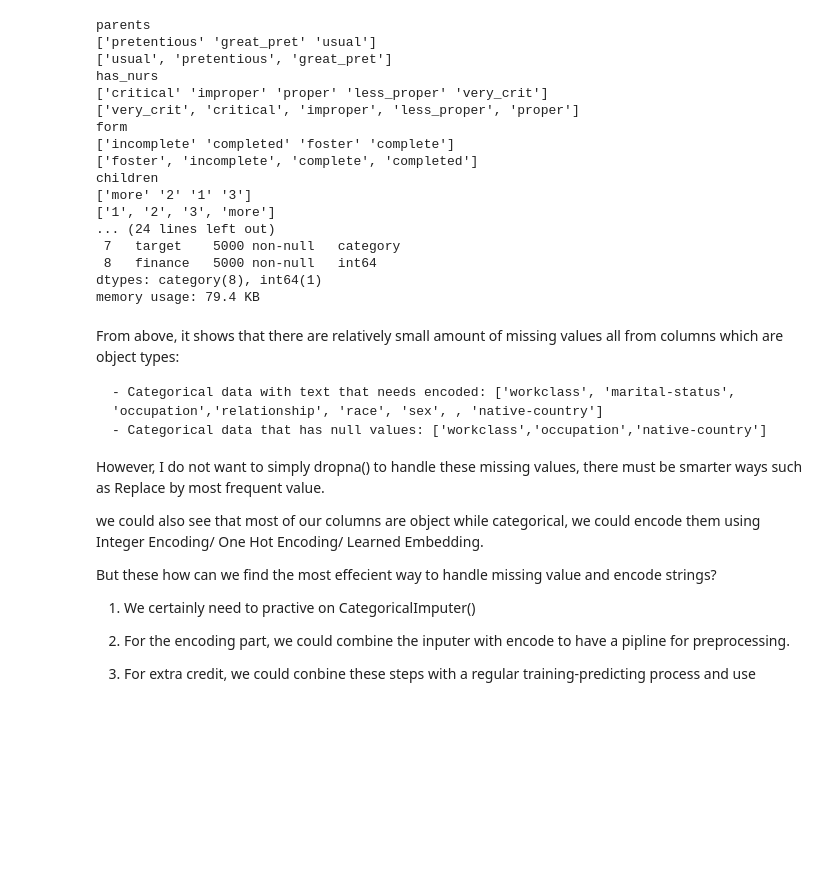
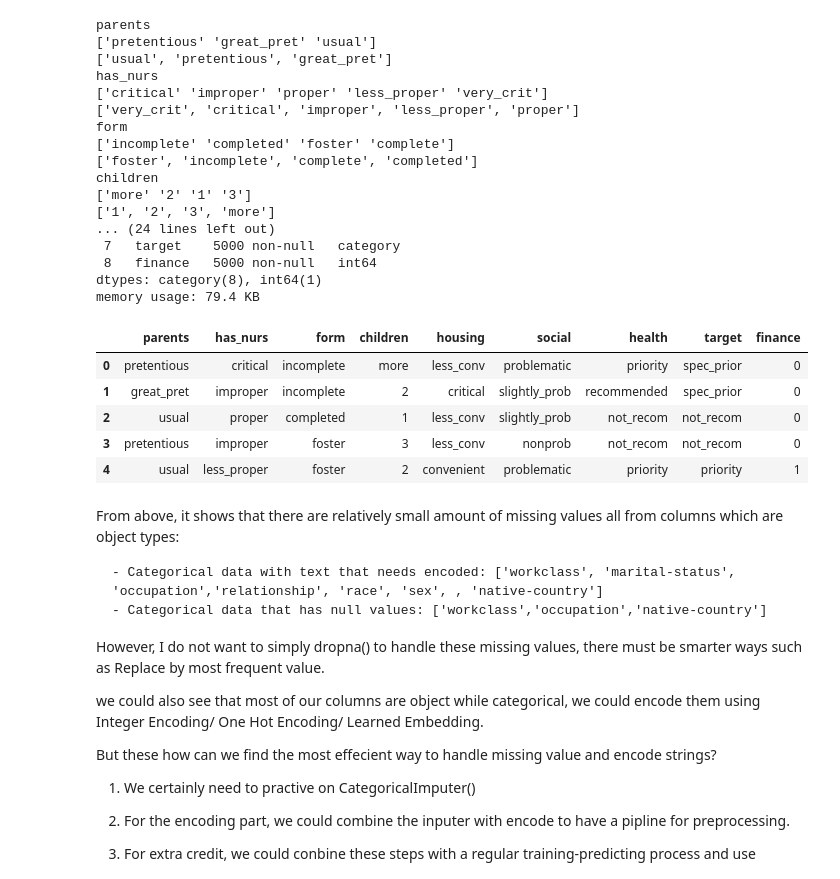
Before and after one commit to SHUYUAN66/COGS-118A-Final, a Jupyter notebook: notebooks/pipline.ipynb, the cells around one changed output. Saved outputs shown, nothing was run; the diff lists cells and outputs as text; code cells hidden in the pictures; blank space fills up the shorter version.

```diff
--- a/notebooks/pipline.ipynb
+++ b/notebooks/pipline.ipynb
@@ -489,3 +434,12 @@ children
  8   finance   5000 non-null   int64
 dtypes: category(8), int64(1)
 memory usage: 79.4 KB
+# %%
+df.head()
+# %% [output]
+|  | parents | has_nurs | form | children | housing | social | health | target | finance |
+| 0 | pretentious | critical | incomplete | more | less_conv | problematic | priority | spec_prior | 0 |
+| 1 | great_pret | improper | incomplete | 2 | critical | slightly_prob | recommended | spec_prior | 0 |
+| 2 | usual | proper | completed | 1 | less_conv | slightly_prob | not_recom | not_recom | 0 |
+| 3 | pretentious | improper | foster | 3 | less_conv | nonprob | not_recom | not_recom | 0 |
+| 4 | usual | less_proper | foster | 2 | convenient | problematic | priority | priority | 1 |
```
Also changed, not shown: parts of 7 cells of this notebook, 17 other files.
